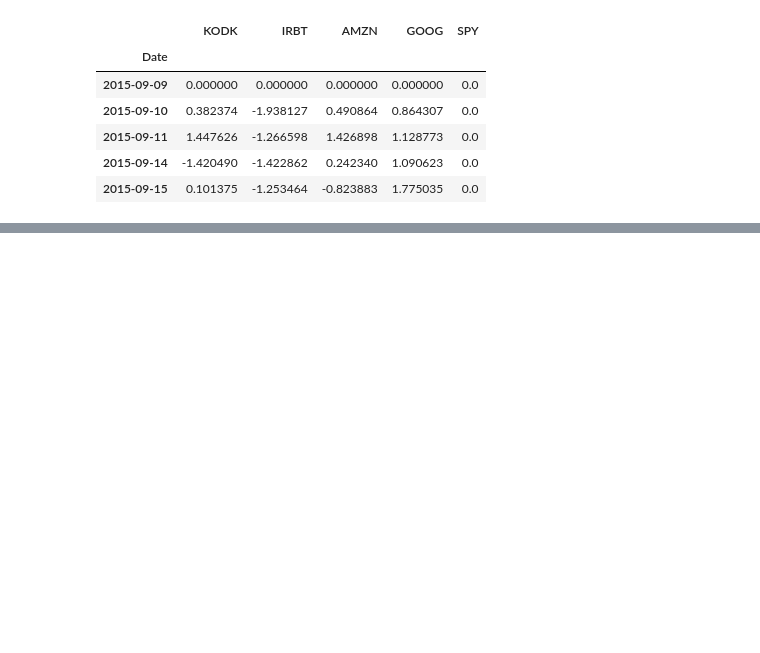
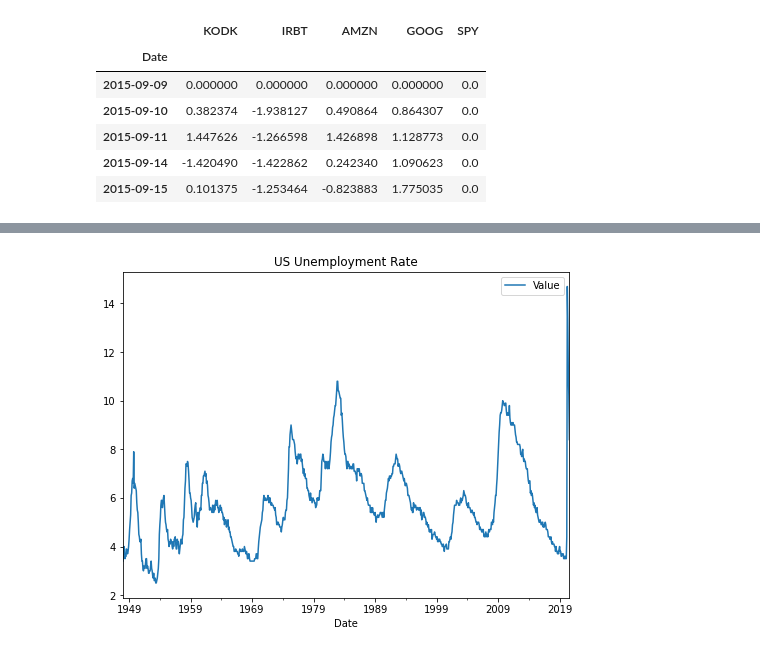
Before and after one commit to GabeMaldonado/JupyterNotebooks, a Jupyter notebook: TimeSeries.ipynb, the cells around one changed output, grey strips where cells are left out. Cells and saved outputs as stored; diff of their text form; code cells hidden in the pictures; blank space fills up the shorter version.

```diff
--- a/TimeSeries.ipynb
+++ b/TimeSeries.ipynb
@@ -731,0 +906,4 @@ diff.plot(title="Stock performance / SPY", figsize = (8,6));
+# %%
+# pass your API key and dataset name
+quandl.ApiConfig.api_key = "Your API Key"
+df_unemployment = quandl.get("FRED/UNRATE")
@@ -731,0 +920,4 @@ diff.plot(title="Stock performance / SPY", figsize = (8,6));
+# %%
+df_unemployment.plot(title="US Unemployment Rate", figsize = (8,6));
+# %% [output]
+[figure, added]
```
Also changed, not shown: parts of 51 cells of this notebook.
